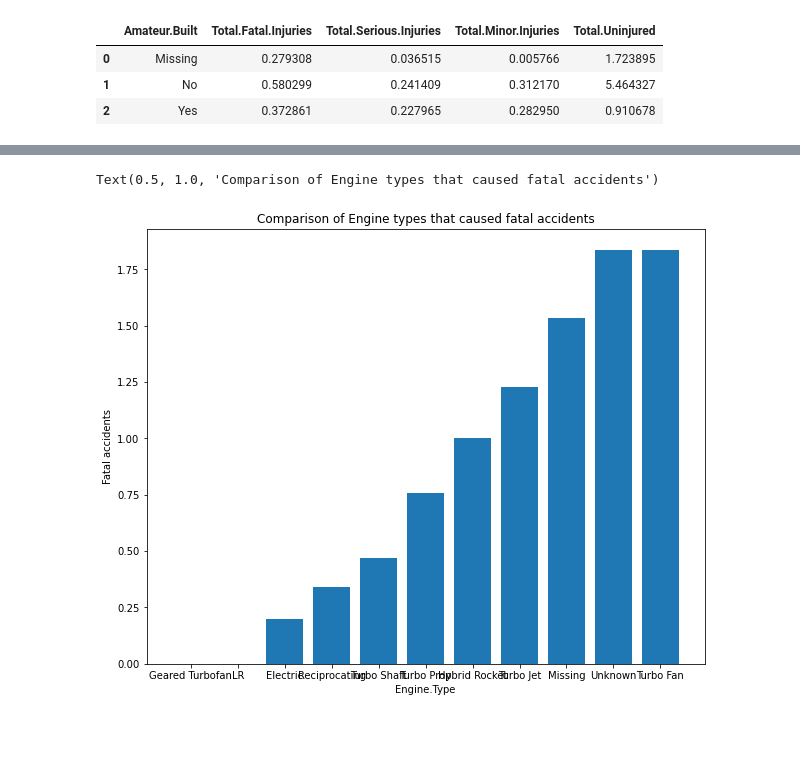
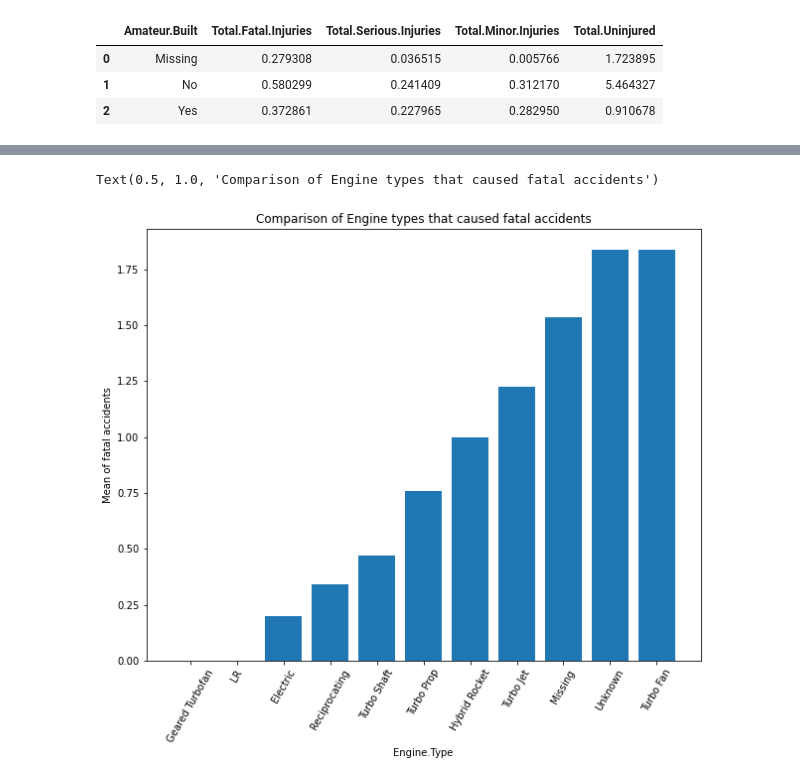
Before and after one commit to Eugene-Asengi/dsc-phase-1-project-v3, a Jupyter notebook: student.ipynb, the cells around one changed output, grey strips where cells are left out. Cells and saved outputs as stored; diff of their text form; code cells hidden in the pictures; blank space fills up the shorter version.

```diff
--- a/student.ipynb
+++ b/student.ipynb
@@ -482,12 +483,13 @@ Text(0.5, 1.0, 'Comparison of Engine types that caused fatal accidents')
 # %%
 # Plotting a bar graph to compare which Engine types caused the highest number of fatal accidents.
 engine_type = ['Geared Turbofan','LR','Electric','Reciprocating','Turbo Shaft','Turbo Prop','Hybrid Rocket','Turbo Jet','Missing','Unknown','Turbo Fan']
 mean = [0.,0,0.2,0.340026,0.469659,0.757299,1,1.226174,1.534677,1.837232,1.837969]
 fig, ax = plt.subplots(figsize=(10,8))
 ax.bar(engine_type, mean)
+plt.xticks(Rotation=60)
 ax.set_xlabel('Engine.Type')
-ax.set_ylabel('Fatal accidents')
+ax.set_ylabel('Mean of fatal accidents')
 ax.set_title('Comparison of Engine types that caused fatal accidents')
 # %% [output]
 Text(0.5, 1.0, 'Comparison of Engine types that caused fatal accidents')
-[figure, old version]
+[figure, new version]
```
Also changed, not shown: parts of 3 cells of this notebook.
